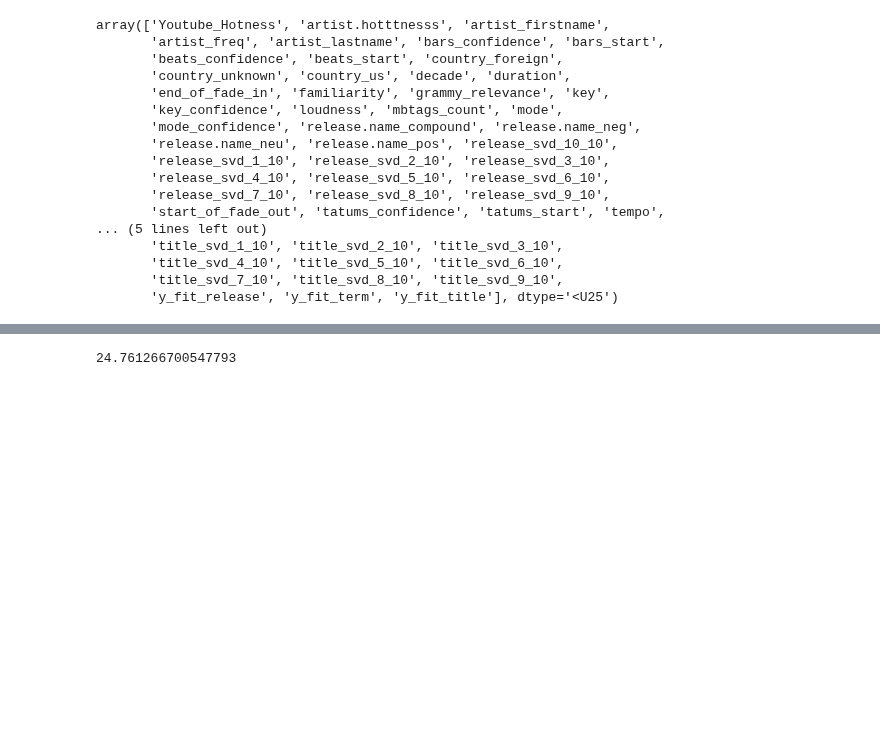
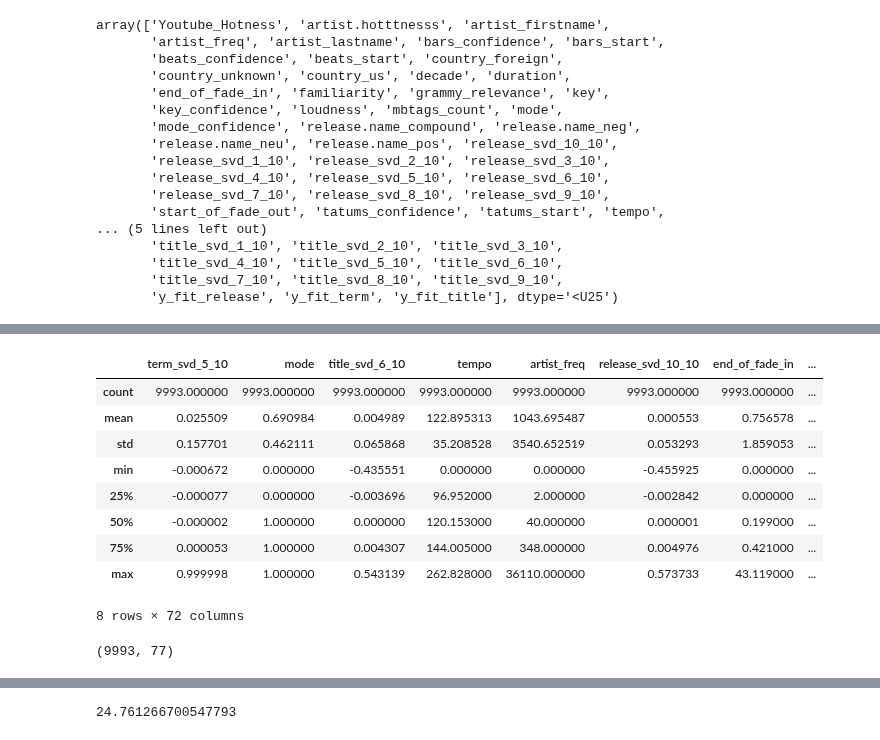
Before and after one commit to Yuting-Kou/AC209B_MillionSong, a Jupyter notebook: src/Feature Selection.ipynb, the cells around one changed output, grey strips where cells are left out. Drawn from its saved outputs; the diff is of its cells as text; code cells hidden in the pictures; blank space fills up the shorter version.

```diff
--- a/src/Feature Selection.ipynb
+++ b/src/Feature Selection.ipynb
@@ -130,0 +127,13 @@ y = [-1 if i<0 else i for i in mini_data['hotness'].values]
+# %%
+mini_data.describe()
+# %% [output]
+|  | term_svd_5_10 | mode | title_svd_6_10 | tempo | artist_freq | release_svd_10_10 | end_of_fade_in | ... |
+| count | 9993.000000 | 9993.000000 | 9993.000000 | 9993.000000 | 9993.000000 | 9993.000000 | 9993.000000 | ... |
+| mean | 0.025509 | 0.690984 | 0.004989 | 122.895313 | 1043.695487 | 0.000553 | 0.756578 | ... |
+| std | 0.157701 | 0.462111 | 0.065868 | 35.208528 | 3540.652519 | 0.053293 | 1.859053 | ... |
+| min | -0.000672 | 0.000000 | -0.435551 | 0.000000 | 0.000000 | -0.455925 | 0.000000 | ... |
+| 25% | -0.000077 | 0.000000 | -0.003696 | 96.952000 | 2.000000 | -0.002842 | 0.000000 | ... |
+| 50% | -0.000002 | 1.000000 | 0.000000 | 120.153000 | 40.000000 | 0.000001 | 0.199000 | ... |
+| 75% | 0.000053 | 1.000000 | 0.004307 | 144.005000 | 348.000000 | 0.004976 | 0.421000 | ... |
+| max | 0.999998 | 1.000000 | 0.543139 | 262.828000 | 36110.000000 | 0.573733 | 43.119000 | ... |
+8 rows × 72 columns
@@ -139,0 +152,4 @@ X = X.drop(columns = ['decade'])
+# %%
+X1.shape
+# %% [output]
+(9993, 77)
```
Also changed, not shown: parts of 33 cells of this notebook, 2 other files.
